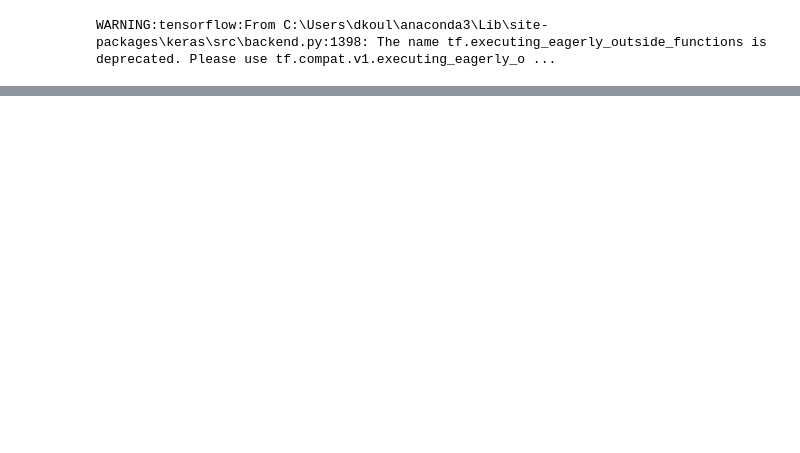
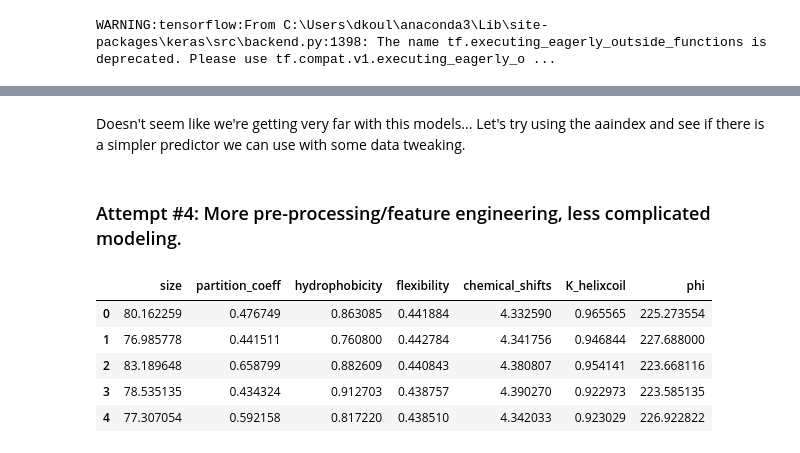
Before and after one commit to koulbeans/seqCD, a Jupyter notebook: EDA_CD.ipynb, the cells around one changed output, grey strips where cells are left out. Drawn from its saved outputs; the diff is of its cells as text; code cells hidden in the pictures; blank space fills up the shorter version.

```diff
--- a/EDA_CD.ipynb
+++ b/EDA_CD.ipynb
@@ -594,0 +620,7 @@ df4.head()
+# %%
+wl_list = list(target_df_num.columns)
+minima_at = []
+for idx, data in target_df_num.iterrows():
+    min_i, prop = find_peaks(-data)
+    min_wl = [wl_list[i] for i in min_i]
+    minima_at.append(min_wl)
@@ -594,0 +632,10 @@ df4.head()
+# %%
+alpha = np.zeros(len(target_df_num))
+beta = np.zeros(len(target_df_num))
+
+for idx, x in enumerate(minima_at):
+    for y in x:
+        if 217 <= y <=219:
+            beta[idx] = True
+        if 220 <= y <= 224:
+            alpha[idx] = True
@@ -665,14 +691,0 @@ x_train, x_test, y_train, y_test = train_test_split(padded_seqs, df4['CD'])
-# %%
-# prepare output
-
-y_train_reshaped = np.zeros((len(y_train), 61))
-
-
-for idx, val in enumerate(y_train.values):
-    try:
-        y_train_reshaped[idx] = np.array(val).astype('float32')
-    except ValueError:
-        val = [s.split()[0] for s in val]
-        y_train_reshaped[idx] = np.array(val).astype('float32')
-
-y = tf.convert_to_tensor(y_train_reshaped)
@@ -689,0 +923,23 @@ ValueError: in user code:
+# %% [markdown]
+Doesn't seem like we're getting very far with this models... Let's try using the aaindex and see if there is a simpler predictor we can use with some data tweaking.
+# %% [markdown]
+### Attempt #4: More pre-processing/feature engineering, less complicated modeling.
+# %%
+df5 = df4[properties.keys()]
+
+means = {}
+
+for p in properties.keys():
+    means[p] = np.zeros(len(df5))
+    for idx, data in enumerate(df5[p]):
+        means[p][idx] = np.mean(data)
+
+X_means = pd.DataFrame(means)
+X_means.head()
+# %% [output]
+|  | size | partition_coeff | hydrophobicity | flexibility | chemical_shifts | K_helixcoil | phi |
+| 0 | 80.162259 | 0.476749 | 0.863085 | 0.441884 | 4.332590 | 0.965565 | 225.273554 |
+| 1 | 76.985778 | 0.441511 | 0.760800 | 0.442784 | 4.341756 | 0.946844 | 227.688000 |
+| 2 | 83.189648 | 0.658799 | 0.882609 | 0.440843 | 4.380807 | 0.954141 | 223.668116 |
+| 3 | 78.535135 | 0.434324 | 0.912703 | 0.438757 | 4.390270 | 0.922973 | 223.585135 |
+| 4 | 77.307054 | 0.592158 | 0.817220 | 0.438510 | 4.342033 | 0.923029 | 226.922822 |
```
Also changed, not shown: parts of 60 cells of this notebook.
